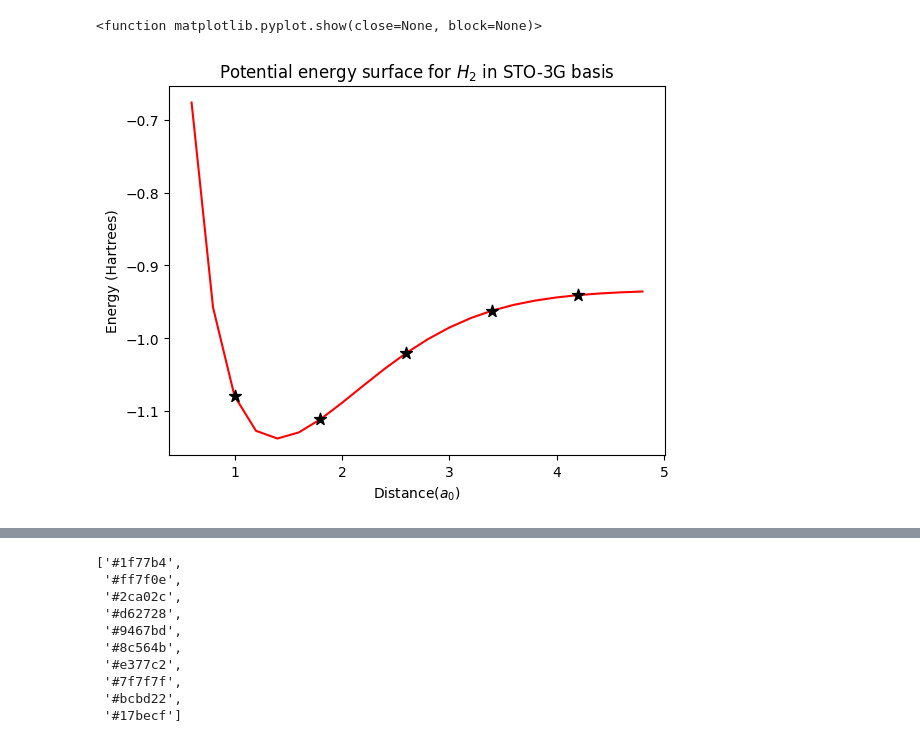
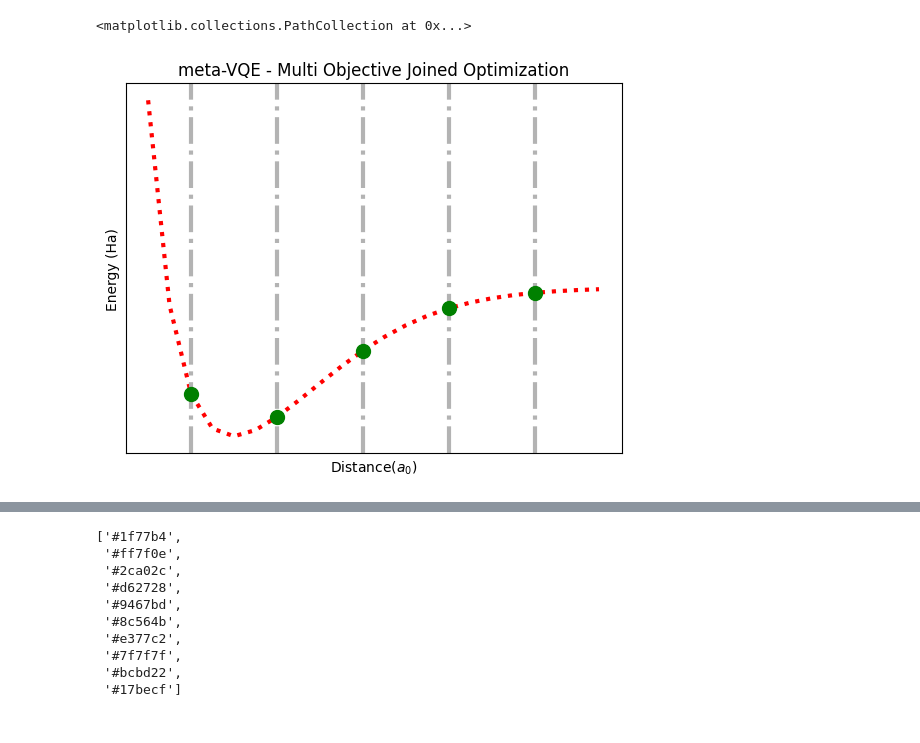
Before and after one commit to sergioandrescs/meta-VQE-pennylane, a Jupyter notebook: catalyst/plot_analytic.ipynb, the cells around one changed output, grey strips where cells are left out. Saved outputs shown, nothing was run; the diff lists cells and outputs as text; code cells hidden in the pictures.

```diff
--- a/catalyst/plot_analytic.ipynb
+++ b/catalyst/plot_analytic.ipynb
@@ -11,7 +11,7 @@ FILES_NAMES = {"simplified_2_design":{"fd":["simplified2design_1layers_fd","simp
 
 DATA = {i:{"fd":[],"ps":[]} for i in FILES_NAMES}
 
-with open('exp_runs_analytic/h2_fci.json', 'r') as reader:
+with open('./h2_fci.json', 'r') as reader:
     # Read & print the entire file
     data = reader.read()
     fci_h2 = json.loads(data)
@@ -26,14 +26,24 @@ fci_energies = fci_h2["energies"]
 # %%
 # Meta VQE description plot
 train_points_indexes = [2,6,10,14,18]
 
-plt.plot(test_points,fci_energies, color="r")
-plt.scatter([test_points[i] for i in train_points_indexes], [fci_energies[i] for i in train_points_indexes], zorder=99, label="Train Points", marker='*', color="black", s=80)
+fig, ax = plt.subplots()
 
-plt.title('Potential energy surface for $H_{2}$ in STO-3G basis')
-plt.ylabel('Energy (Hartrees)')
-plt.xlabel('Distance($a_{0}$)')
-plt.show
+ax.plot(test_points,fci_energies, color="r", linewidth=3, ls="dotted")
+
+
+ax.set_title('meta-VQE - Multi Objective Joined Optimization')
+ax.set_ylabel('Energy (Ha)')
+ax.set_xlabel('Distance($a_{0}$)')
+
+ax.set_yticks([])
+ax.set_xticks([])
+
+for i in train_points_indexes:
+    ax.axvline(x=test_points[i], color='0.7', linewidth=3, ls='-.')
+
+
+ax.scatter([test_points[i] for i in train_points_indexes], [fci_energies[i] for i in train_points_indexes], zorder=99, label="Train Points", marker='o', color="green", s=100)
 # %% [output]
-<function matplotlib.pyplot.show(close=None, block=None)>
+<matplotlib.collections.PathCollection at 0x...>
-[figure, old version]
+[figure, new version]
```
Also changed, not shown: parts of 1 cell of this notebook, 40 other files.
